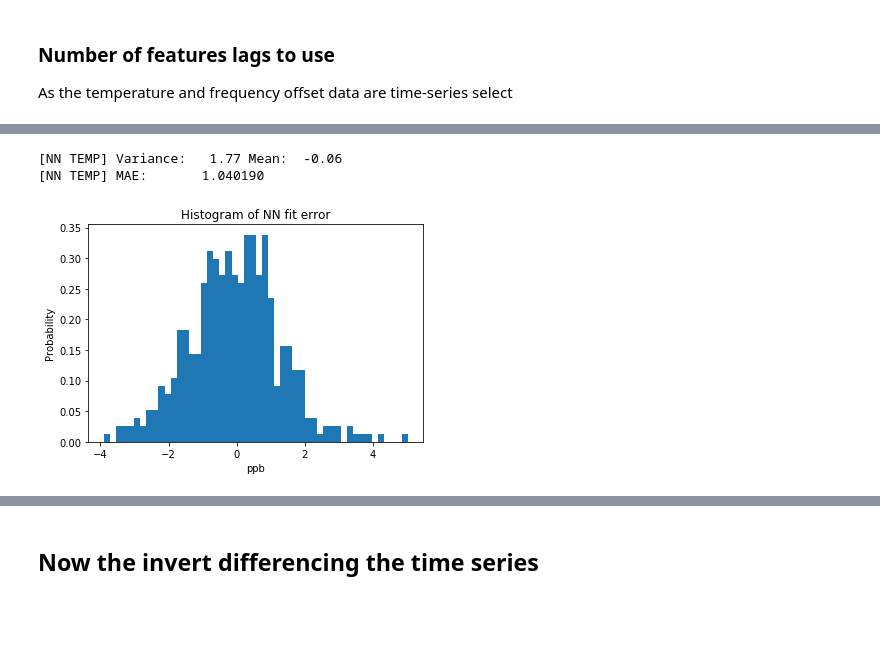
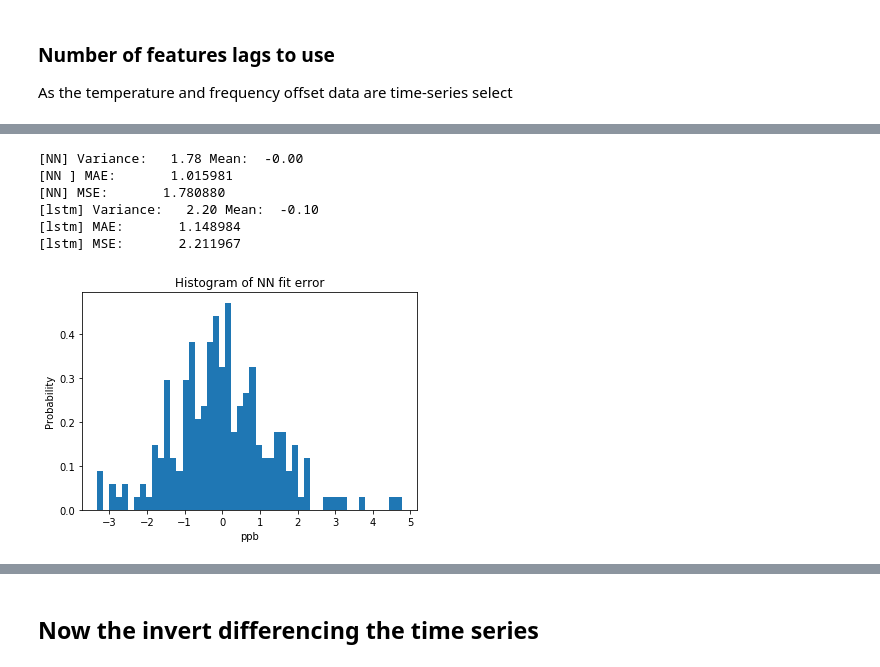
Before and after one commit to rodgdutra/Neural_network, a Jupyter notebook: time_series_bovespa/ibov_time_series.ipynb, the cells around one changed output, grey strips where cells are left out. Cells and saved outputs as stored; diff of their text form; code cells hidden in the pictures; blank space fills up the shorter version.

```diff
--- a/time_series_bovespa/ibov_time_series.ipynb
+++ b/time_series_bovespa/ibov_time_series.ipynb
@@ -563,0 +558,15 @@ print(corr)
+# %%
+# Appliying the difference in all features
+lag = 8
+if lag > 1 :
+    price_test = np.array(price[lag:]) - np.array(price[:-lag])
+    open_test  = np.array(open_p[lag:]) - np.array(open_p[:-lag])
+    low_test   = np.array(low[lag:]) - np.array(low[:-lag])
+    high_test  = np.array(high[lag:]) - np.array(high[:-lag])
+else:
+    price_test = np.array(price)
+    open_test  = np.array(open_p)
+    low_test   = np.array(low)
+    high_test  = np.array(high)
+
+volume_test = np.array(volume)
@@ -564,2 +580,9 @@ print(corr)
+# %%
+non_normalized_price = price_test
+price_test = (price_test - np.min(price_test)) / (np.max(price_test) -np.min(price_test))
+open_test  = (open_test - np.min(open_test)) / (np.max(open_test) -np.min(open_test))
+low_test   = (low_test - np.min(low_test)) / (np.max(low_test) -np.min(low_test))
+high_test  = (high_test - np.min(high_test)) / (np.max(high_test) -np.min(high_test))
+volume_test = (volume_test - np.min(volume_test)) / (np.max(volume_test) -np.min(volume_test))
 # %%
 N = 10
@@ -687,7 +727,7 @@ model.compile(loss="mse", optimizer=optimizer)
 history = model.fit(
     x_train,
     y_train,
-    validation_split=0.2,
+    validation_data=(x_val, y_val),
     batch_size=n_mini_batch,
     epochs=n_epochs,
     callbacks=[
@@ -795,11 +846,14 @@ Epoch 00005: early stopping
 # %%
 # Test some predictions
 y_nn = model.predict(x_test)
+y_lstm = lstm.predict(xh_test)
 y_nn = y_nn.flatten()
+y_lstm = y_lstm.flatten()
 n_pred = len(y_nn)
 
 plt.figure()
 plt.plot(i_test, y_nn, label="model")
+plt.plot(i_test, y_lstm, label="lstm")
 plt.plot(i_test, y_test.flatten(), label="Label")
 plt.legend()
 plt.ylabel("ppb")
@@ -821,23 +875,35 @@ Text(0, 0.5, 'ppb')
 # %%
 y_nn_temp_err = y_nn - y_test.flatten()
+y_lstm_err    = y_lstm - y_test.flatten()
+print(
+    "[NN] Variance: %6.2f Mean: %6.2f"
+    % (np.var(y_nn_temp_err), np.mean(y_nn_temp_err))
+)
+print("[NN ] MAE:       %f " % mean_absolute_error(y_nn, y_test))
+print("[NN] MSE:       %f " % mean_squared_error(y_nn, y_test))
 
 print(
-    "[NN TEMP] Variance: %6.2f Mean: %6.2f"
-    % (np.var(y_nn_temp_err), np.mean(y_nn_temp_err))
+    "[lstm] Variance: %6.2f Mean: %6.2f"
+    % (np.var(y_lstm_err), np.mean(y_lstm_err))
 )
-print("[NN TEMP] MAE:       %f " % mean_absolute_error(y_nn, y_test))
+print("[lstm] MAE:       %f " % mean_absolute_error(y_lstm, y_test))
+print("[lstm] MSE:       %f " % mean_squared_error(y_lstm, y_test))
 
 plt.figure()
 plt.hist(y_nn_temp_err, bins=50, density=True)
 plt.title("Histogram of NN fit error")
 plt.xlabel("ppb")
 plt.ylabel("Probability")
 
 plt.show()
 # %% [output]
-[NN TEMP] Variance:   1.77 Mean:  -0.06
-[NN TEMP] MAE:       1.040190
+[NN] Variance:   1.78 Mean:  -0.00
+[NN ] MAE:       1.015981
+[NN] MSE:       1.780880
+[lstm] Variance:   2.20 Mean:  -0.10
+[lstm] MAE:       1.148984
+[lstm] MSE:       2.211967
-[figure, old version]
+[figure, new version]
 # %%
 # ARIMA
 # The holdover approach is currently a univariate timeseries
```
Also changed, not shown: parts of 23 cells of this notebook.
